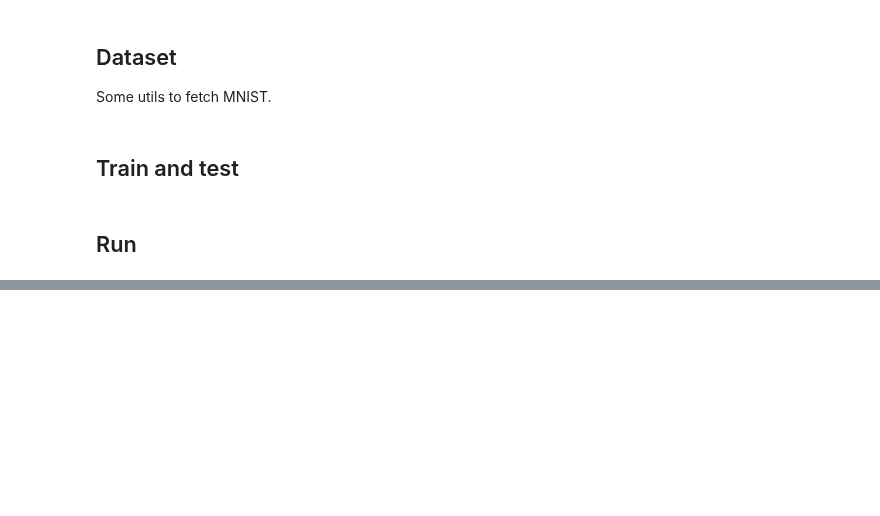
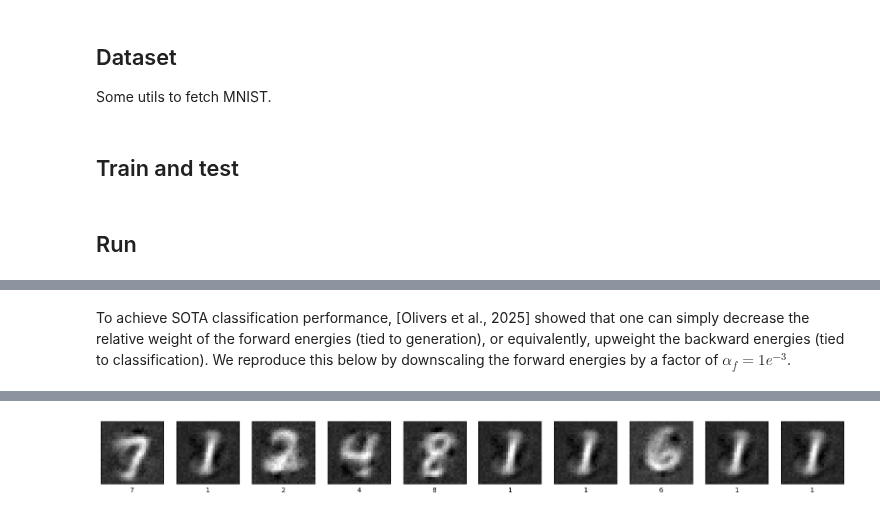
Before and after one commit to thebuckleylab/jpc, a Jupyter notebook: examples/bidirectional_pc.ipynb, the cells around one changed output, grey strips where cells are left out. Drawn from its saved outputs; the diff is of its cells as text; code cells hidden in the pictures; blank space fills up the shorter version.

```diff
--- a/examples/bidirectional_pc.ipynb
+++ b/examples/bidirectional_pc.ipynb
@@ -264,0 +269,18 @@ Iter 300, gen loss=0.255959, amort loss=0.016586, avg amort test accuracy=83.143
+# %% [markdown]
+To achieve SOTA classification performance, [Olivers et al., 2025] showed that one can simply decrease the relative weight of the forward energies (tied to generation), or equivalently, upweight the backward energies (tied to classification). We reproduce this below by downscaling the forward energies by a factor of $\alpha_f = 1e^{-3}$.
+# %%
+train(
+    seed=SEED,
+    input_dim=INPUT_DIM,
+    width=WIDTH,
+    depth=DEPTH,
+    output_dim=OUTPUT_DIM,
+    act_fn=ACT_FN,
+    batch_size=BATCH_SIZE,
+    activity_lr=ACTIVITY_LR,
+    param_lr=PARAM_LR,
+    test_every=TEST_EVERY,
+    n_train_iters=N_TRAIN_ITERS,
+    forward_energy_weight=1e-3
+)
+# %% [output]
@@ -264,0 +293 @@ Iter 300, gen loss=0.255959, amort loss=0.016586, avg amort test accuracy=83.143
+[figure, added]
```
Also changed, not shown: parts of 4 cells of this notebook.
